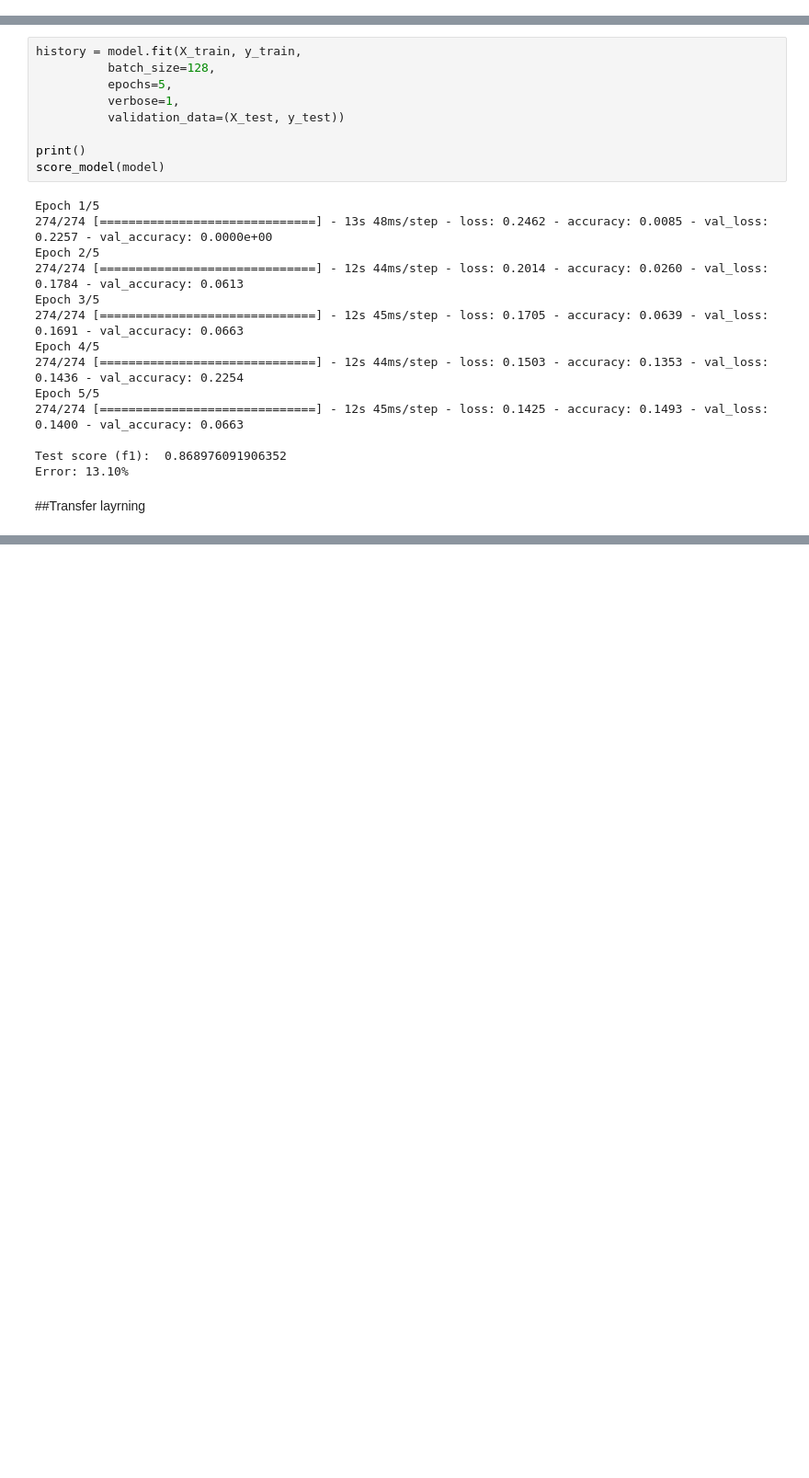
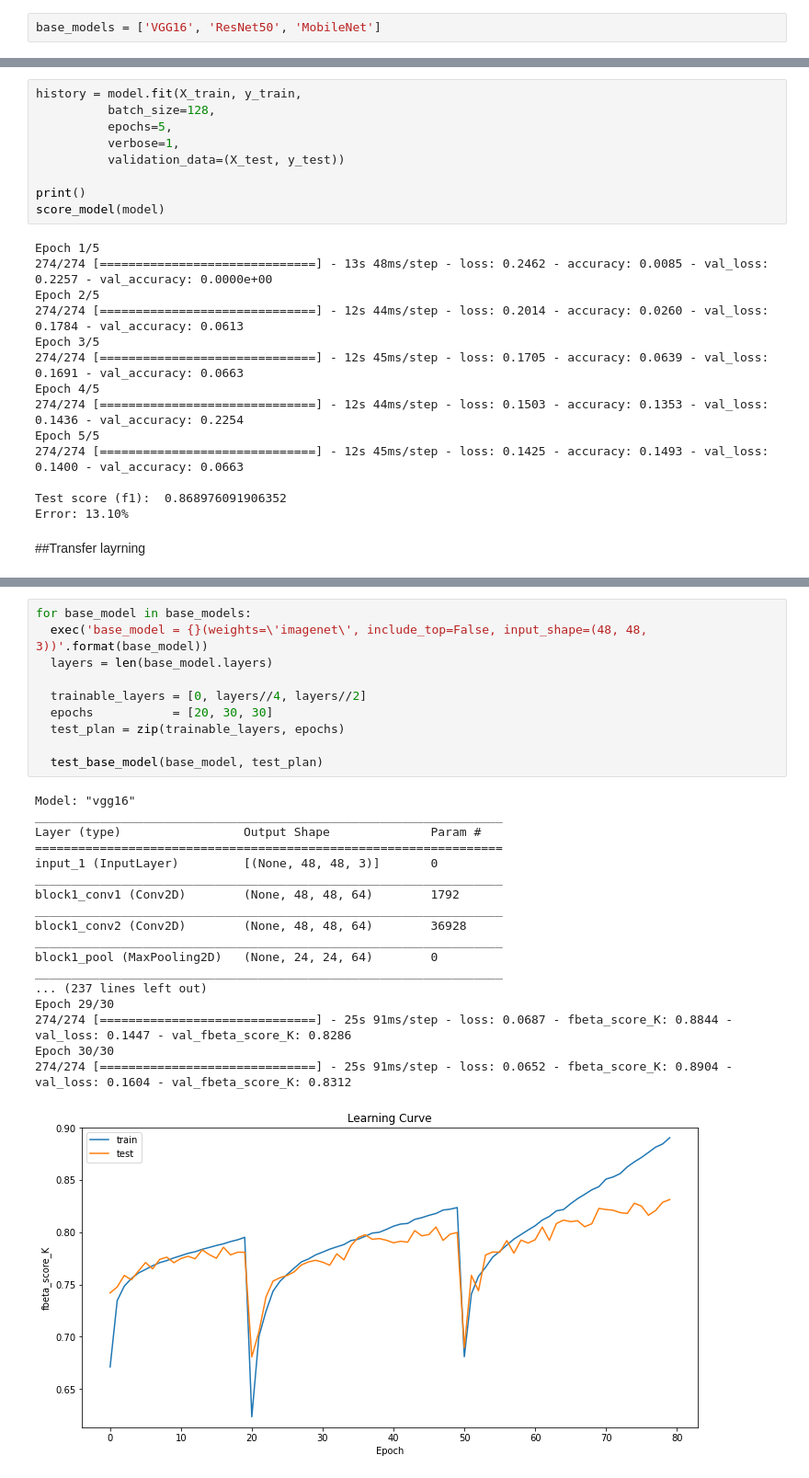
Before and after one commit to JakubStanczak/Amazon_forest_classification, a Jupyter notebook: Amazon_forest.ipynb, the cells around one changed output, grey strips where cells are left out. Shown at 92% size. Drawn from its saved outputs; the diff is of its cells as text; blank space fills up the shorter version.

```diff
--- a/Amazon_forest.ipynb
+++ b/Amazon_forest.ipynb
@@ -76,3 +76,5 @@ base_models = ['DenseNet121', 'DenseNet169', 'DenseNet201', 'InceptionResNetV2',
+# %%
+base_models = ['VGG16', 'ResNet50', 'MobileNet']
 # %%
 for model in base_models:
   exec('from tensorflow.keras.applications import {}'.format(model))
@@ -434,0 +445,29 @@ a[-2:]
+# %%
+for base_model in base_models:
+  exec('base_model = {}(weights=\'imagenet\', include_top=False, input_shape=(48, 48, 3))'.format(base_model))
+  layers = len(base_model.layers)
+
+  trainable_layers = [0, layers//4, layers//2]
+  epochs           = [20, 30, 30]
+  test_plan = zip(trainable_layers, epochs)
+
+  test_base_model(base_model, test_plan)
+# %% [output]
+Model: "vgg16"
+_________________________________________________________________
+Layer (type)                 Output Shape              Param #
+=================================================================
+input_1 (InputLayer)         [(None, 48, 48, 3)]       0
+_________________________________________________________________
+block1_conv1 (Conv2D)        (None, 48, 48, 64)        1792
+_________________________________________________________________
+block1_conv2 (Conv2D)        (None, 48, 48, 64)        36928
+_________________________________________________________________
+block1_pool (MaxPooling2D)   (None, 24, 24, 64)        0
+_________________________________________________________________
+... (237 lines left out)
+Epoch 29/30
+274/274 [==============================] - 25s 91ms/step - loss: 0.0687 - fbeta_score_K: 0.8844 - val_loss: 0.1447 - val_fbeta_score_K: 0.8286
+Epoch 30/30
+274/274 [==============================] - 25s 91ms/step - loss: 0.0652 - fbeta_score_K: 0.8904 - val_loss: 0.1604 - val_fbeta_score_K: 0.8312
+[figure, added]
```
Also changed, not shown: parts of 23 cells of this notebook.
